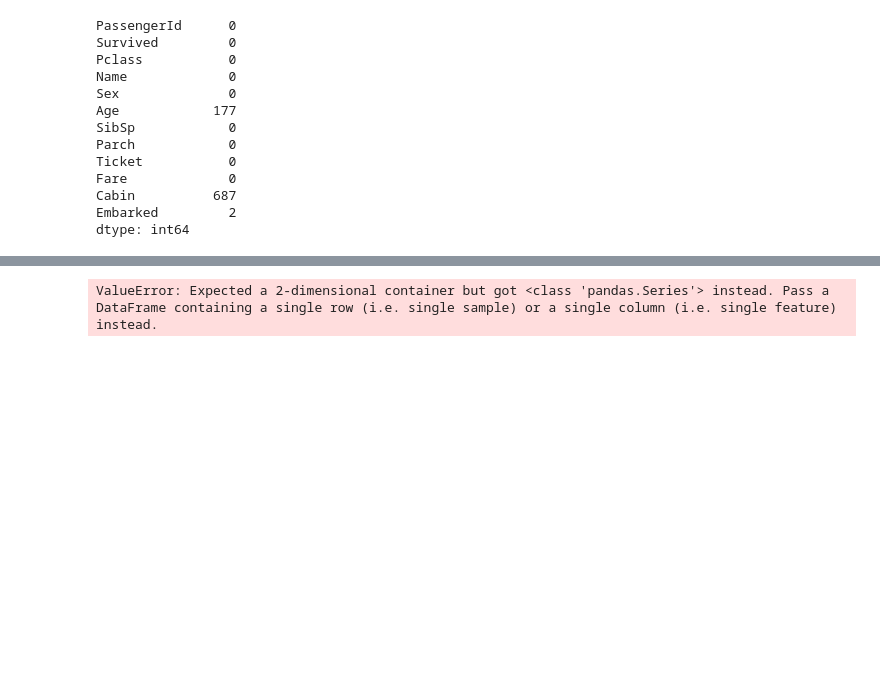
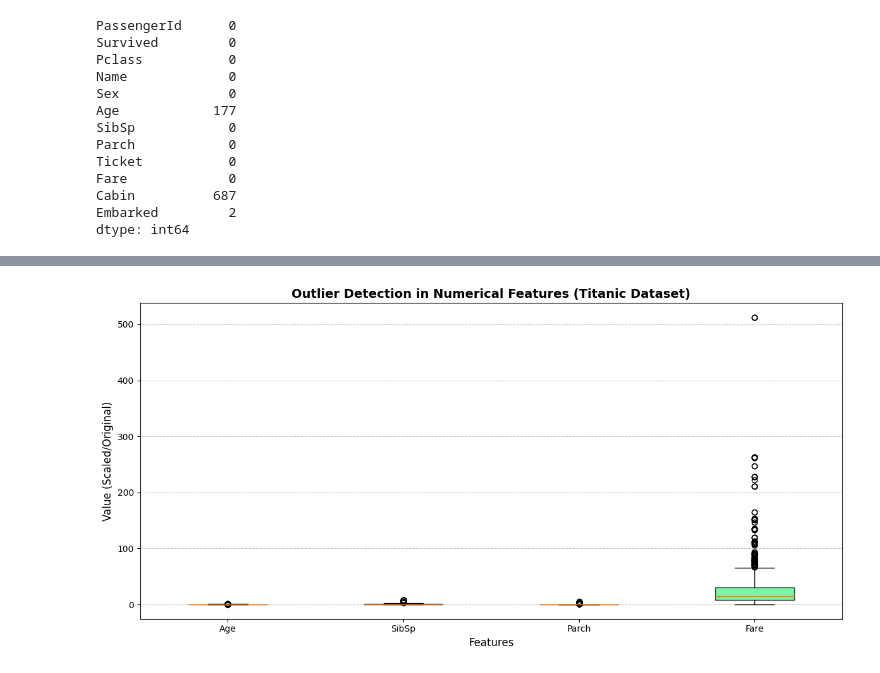
Before and after one commit to CodeOfCreation/Elevate_Labs, a Jupyter notebook: Task_1.ipynb, the cells around one changed output, grey strips where cells are left out. Cells and saved outputs as stored; diff of their text form; code cells hidden in the pictures; blank space fills up the shorter version.

```diff
--- a/Task_1.ipynb
+++ b/Task_1.ipynb
@@ -97,25 +81,52 @@ df = pd.get_dummies(df, columns=['Embarked'], prefix='Embarked', drop_first=True
 df = pd.get_dummies(df, columns=['Pclass'], prefix='Pclass', drop_first=True)
 # %%
 from sklearn.preprocessing import MinMaxScaler
+
+# Initialize the scaler
 min_max_scaler = MinMaxScaler()
-df["Age"] = min_max_scaler.fit_transform(df["Age"])
+
+# Fit and transform 'Age'
+# Note: Use double brackets [['Age']] to maintain 2D structure
+df[["Age"]] = min_max_scaler.fit_transform(df[["Age"]])
-# %% [output]
-ValueError: Expected a 2-dimensional container but got <class 'pandas.Series'> instead. Pass a DataFrame containing a single row (i.e. single sample) or a single column (i.e. single feature) instead.
 # %%
-import seaborn as sns
 
-# Set plot style
-sns.set(style="whitegrid")
+# Define the numerical columns to inspect
+numerical_cols = ['Age', 'SibSp', 'Parch', 'Fare']
 
-# Create boxplots for numerical features
-plt.figure(figsize=(12, 6))
-df_box = df[['Age', 'SibSp', 'Parch', 'Fare']] # Use original unscaled data for clearer interpretation if possible
-sns.boxplot(data=df_box)
-plt.title('Outlier Detection in Numerical Features')
-plt.ylabel('Value')
-plt.xticks(rotation=45)
+# Create a figure and a set of subplots
+# figsize=(12, 6) provides a wide aspect ratio for clarity
+fig, ax = plt.subplots(figsize=(12, 6))
+
+# Generate boxplots for the specified columns
+# patch_artist=True allows for color customization of the boxes
+box = ax.boxplot([df[col].dropna() for col in numerical_cols],
+                 labels=numerical_cols,
+                 patch_artist=True,
+                 notch=False,
+                 vert=True)
+
+# Customize colors for better visual distinction
+colors = ['#8D1651', '#7D48EE', '#efc6ec', '#48EE7D']
+for patch, color in zip(box['boxes'], colors):
+    patch.set_facecolor(color)
+    patch.set_alpha(0.7)
+
+# Add titles and labels
+ax.set_title('Outlier Detection in Numerical Features (Titanic Dataset)', fontsize=14, fontweight='bold')
+ax.set_ylabel('Value (Scaled/Original)', fontsize=12)
+ax.set_xlabel('Features', fontsize=12)
+
+# Add grid for easier reading
+ax.yaxis.grid(True, linestyle='--', alpha=0.7)
+ax.set_axisbelow(True)
+
+# Adjust layout to prevent label clipping
 plt.tight_layout()
+
+# Display the plot
 plt.show()
+# %% [output]
+[figure, added]
 # %%
 df.head()
 # %% [output]
```
Also changed, not shown: parts of 7 cells of this notebook.
